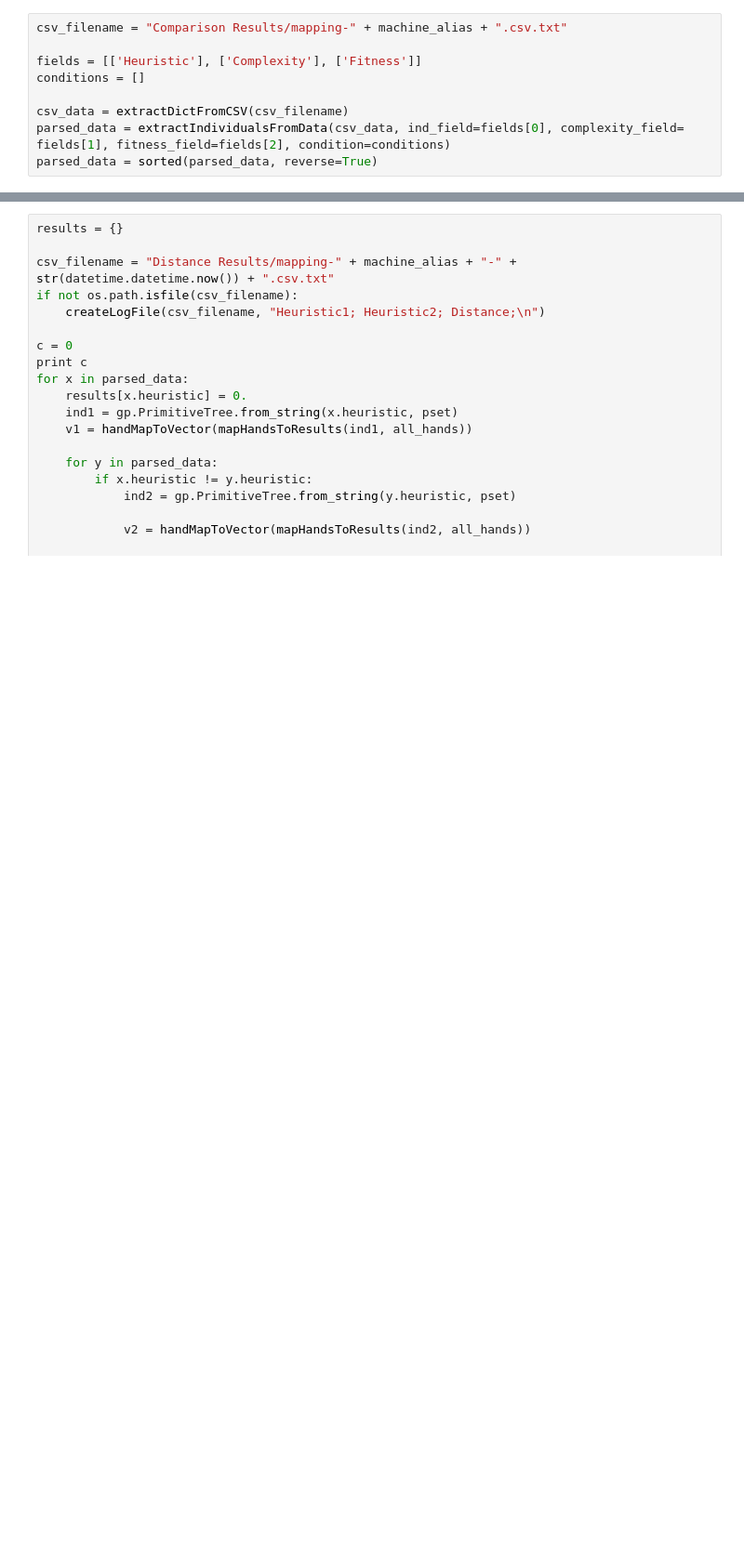
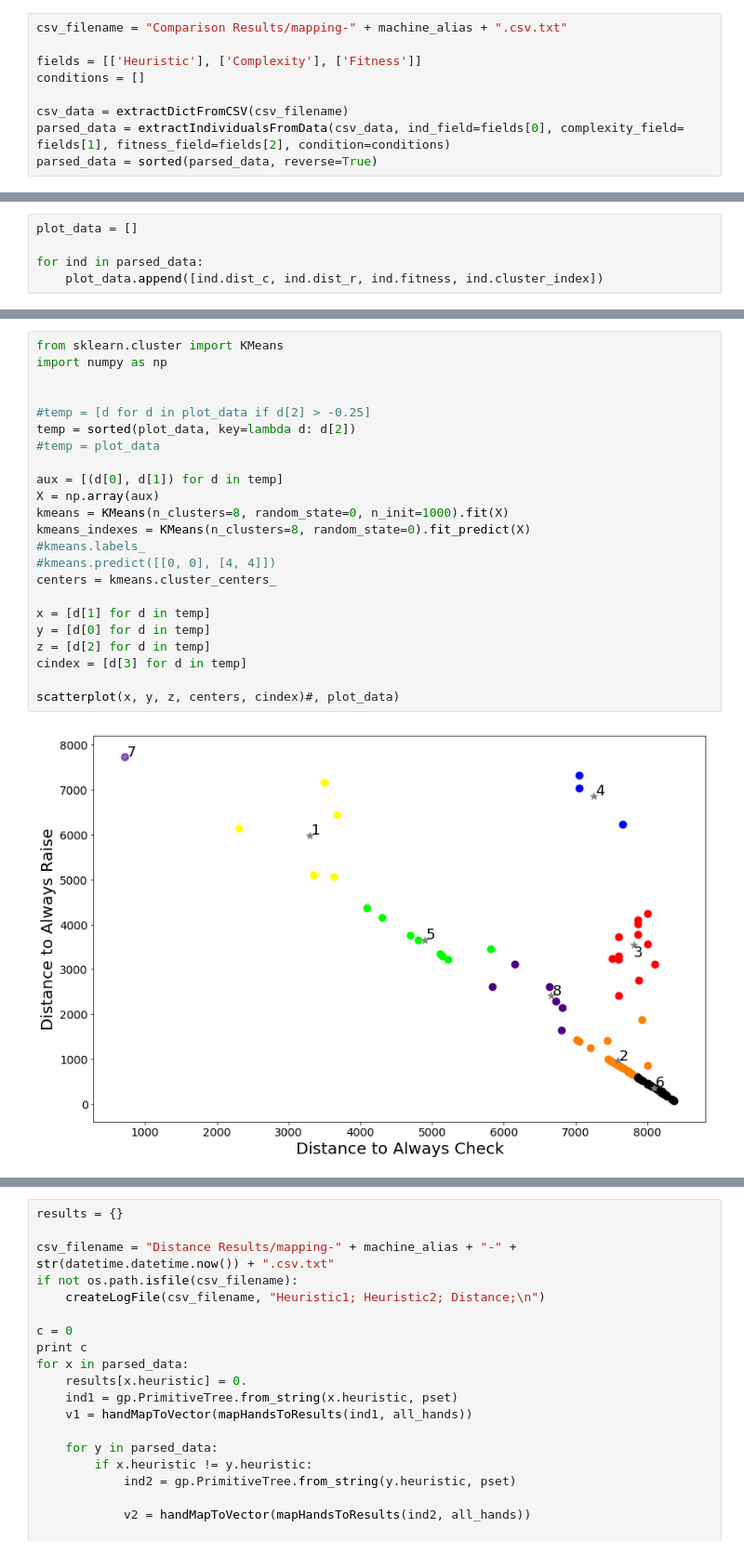
Before and after one commit to fernandomsilva/PokerHeuristics, a Jupyter notebook: Heuristic Distance.ipynb, the cells around one changed output, grey strips where cells are left out. Shown: that part at 93% size. Drawn from its saved outputs; the diff is of its cells as text; blank space fills up the shorter version.

```diff
--- a/Heuristic Distance.ipynb
+++ b/Heuristic Distance.ipynb
@@ -59,0 +76,5 @@ parsed_data = sorted(parsed_data, reverse=True)
+# %%
+plot_data = []
+
+for ind in parsed_data:
+    plot_data.append([ind.dist_c, ind.dist_r, ind.fitness, ind.cluster_index])
@@ -59,0 +139,25 @@ parsed_data = sorted(parsed_data, reverse=True)
+# %%
+from sklearn.cluster import KMeans
+import numpy as np
+
+
+#temp = [d for d in plot_data if d[2] > -0.25]
+temp = sorted(plot_data, key=lambda d: d[2])
+#temp = plot_data
+
+aux = [(d[0], d[1]) for d in temp]
+X = np.array(aux)
+kmeans = KMeans(n_clusters=8, random_state=0, n_init=1000).fit(X)
+kmeans_indexes = KMeans(n_clusters=8, random_state=0).fit_predict(X)
+#kmeans.labels_
+#kmeans.predict([[0, 0], [4, 4]])
+centers = kmeans.cluster_centers_
+
+x = [d[1] for d in temp]
+y = [d[0] for d in temp]
+z = [d[2] for d in temp]
+cindex = [d[3] for d in temp]
+
+scatterplot(x, y, z, centers, cindex)#, plot_data)
+# %% [output]
+[figure, added]
```
Also changed, not shown: parts of 4 cells of this notebook, 30 other files.
